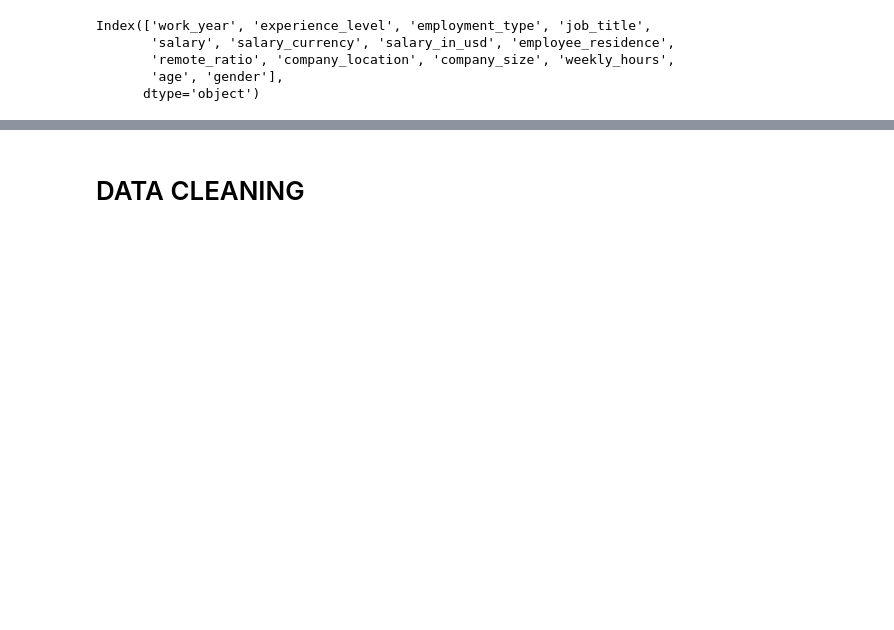
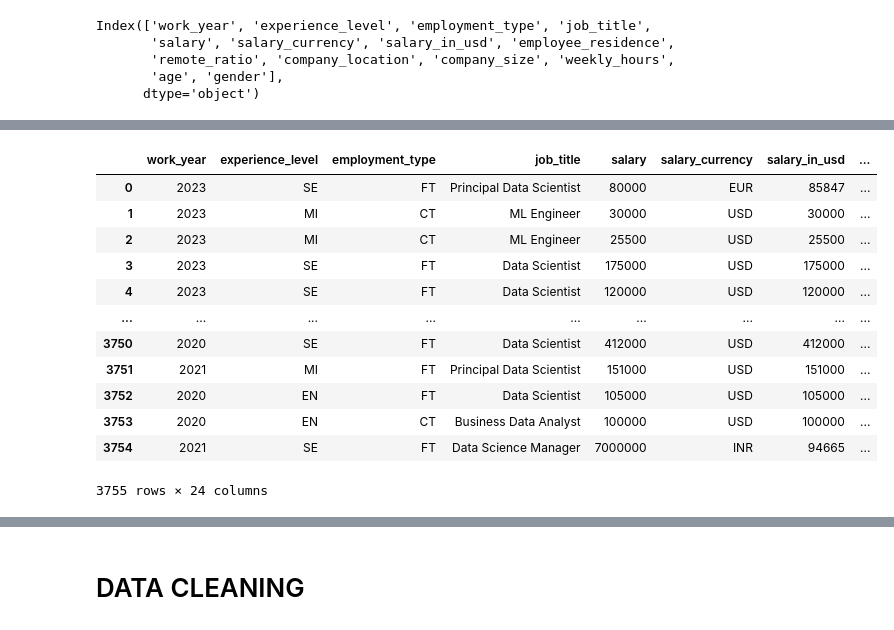
Before and after one commit to yassinex02/dataviz_part1, a Jupyter notebook: main.ipynb, the cells around one changed output, grey strips where cells are left out. Cells and saved outputs as stored; diff of their text form; code cells hidden in the pictures; blank space fills up the shorter version.

```diff
--- a/main.ipynb
+++ b/main.ipynb
@@ -91,0 +300,27 @@ Index(['work_year', 'experience_level', 'employment_type', 'job_title',
+# %%
+# Define a dictionary mapping zodiac signs to their elemental types
+element_mapping = {
+    'Aries': 'Fire', 'Taurus': 'Earth', 'Gemini': 'Air', 'Cancer': 'Water',
+    'Leo': 'Fire', 'Virgo': 'Earth', 'Libra': 'Air', 'Scorpio': 'Water',
+    'Sagittarius': 'Fire', 'Capricorn': 'Earth', 'Aquarius': 'Air', 'Pisces': 'Water'
+}
+
+# Map the zodiac signs to their elemental types and create a new column for the sign type
+df['sign_type'] = df['sun_sign'].map(element_mapping)
+
+# Display the DataFrame with zodiac sign names and sign types
+df
+# %% [output]
+|  | work_year | experience_level | employment_type | job_title | salary | salary_currency | salary_in_usd | ... |
+| 0 | 2023 | SE | FT | Principal Data Scientist | 80000 | EUR | 85847 | ... |
+| 1 | 2023 | MI | CT | ML Engineer | 30000 | USD | 30000 | ... |
+| 2 | 2023 | MI | CT | ML Engineer | 25500 | USD | 25500 | ... |
+| 3 | 2023 | SE | FT | Data Scientist | 175000 | USD | 175000 | ... |
+| 4 | 2023 | SE | FT | Data Scientist | 120000 | USD | 120000 | ... |
+| ... | ... | ... | ... | ... | ... | ... | ... | ... |
+| 3750 | 2020 | SE | FT | Data Scientist | 412000 | USD | 412000 | ... |
+| 3751 | 2021 | MI | FT | Principal Data Scientist | 151000 | USD | 151000 | ... |
+| 3752 | 2020 | EN | FT | Data Scientist | 105000 | USD | 105000 | ... |
+| 3753 | 2020 | EN | CT | Business Data Analyst | 100000 | USD | 100000 | ... |
+| 3754 | 2021 | SE | FT | Data Science Manager | 7000000 | INR | 94665 | ... |
+3755 rows × 24 columns
```
Also changed, not shown: parts of 22 cells of this notebook, 2 other files.
